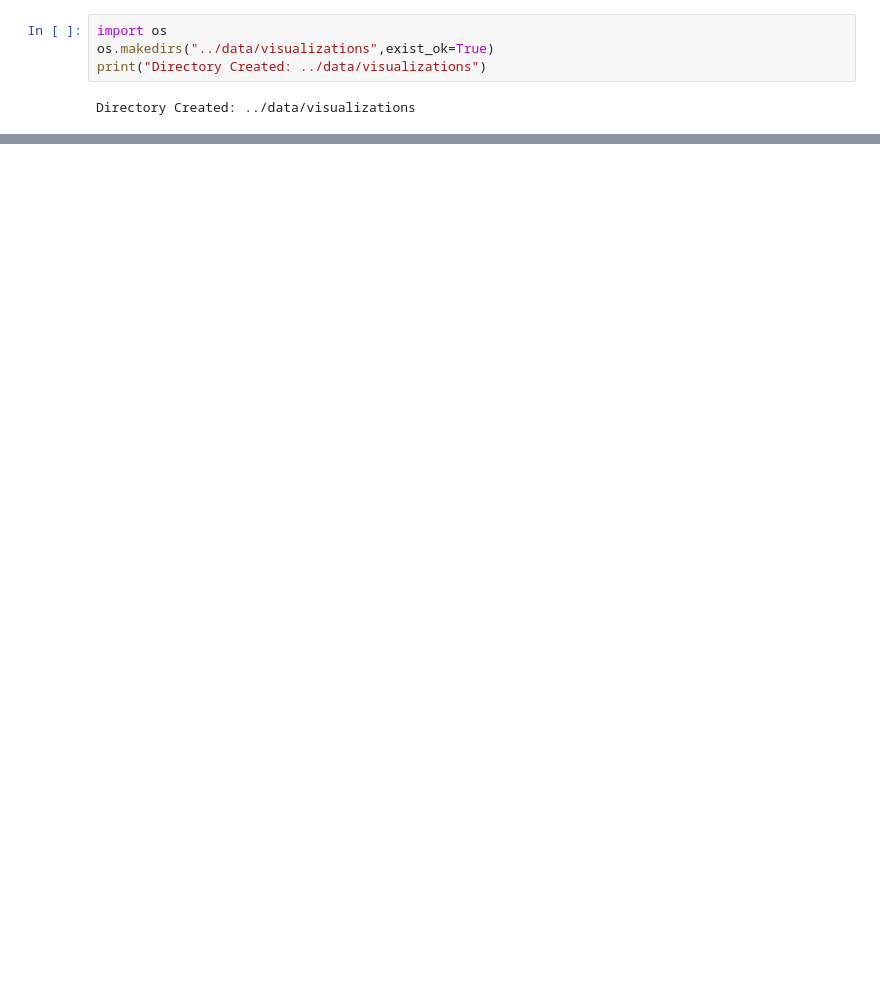
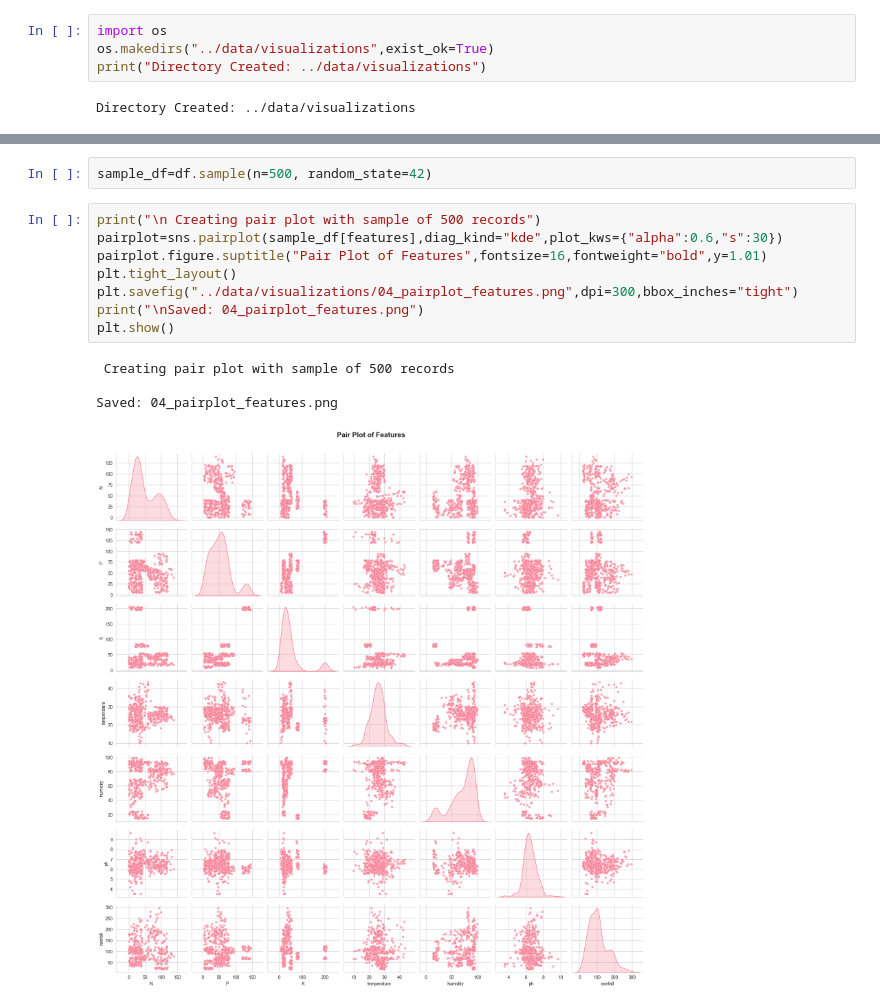
Before and after one commit to x-neon-nexus-o/AI-Powered-Crop-Recommendation-System-with-Explainable-AI-and-Economic-Analysis, a Jupyter notebook: notebooks/3.Exploratory Data Analysis.ipynb, the cells around one changed output, grey strips where cells are left out. Drawn from its saved outputs; the diff is of its cells as text; blank space fills up the shorter version.

```diff
--- a/notebooks/3.Exploratory Data Analysis.ipynb
+++ b/notebooks/3.Exploratory Data Analysis.ipynb
@@ -27,0 +257,15 @@ Directory Created: ../data/visualizations
+# %%
+sample_df=df.sample(n=500, random_state=42)
+# %%
+print("\n Creating pair plot with sample of 500 records")
+pairplot=sns.pairplot(sample_df[features],diag_kind="kde",plot_kws={"alpha":0.6,"s":30})
+pairplot.figure.suptitle("Pair Plot of Features",fontsize=16,fontweight="bold",y=1.01)
+plt.tight_layout()
+plt.savefig("../data/visualizations/04_pairplot_features.png",dpi=300,bbox_inches="tight")
+print("\nSaved: 04_pairplot_features.png")
+plt.show()
+# %% [output]
+ Creating pair plot with sample of 500 records
+
+Saved: 04_pairplot_features.png
+[figure, added]
```
Also changed, not shown: parts of 21 cells of this notebook, 4 other files.
